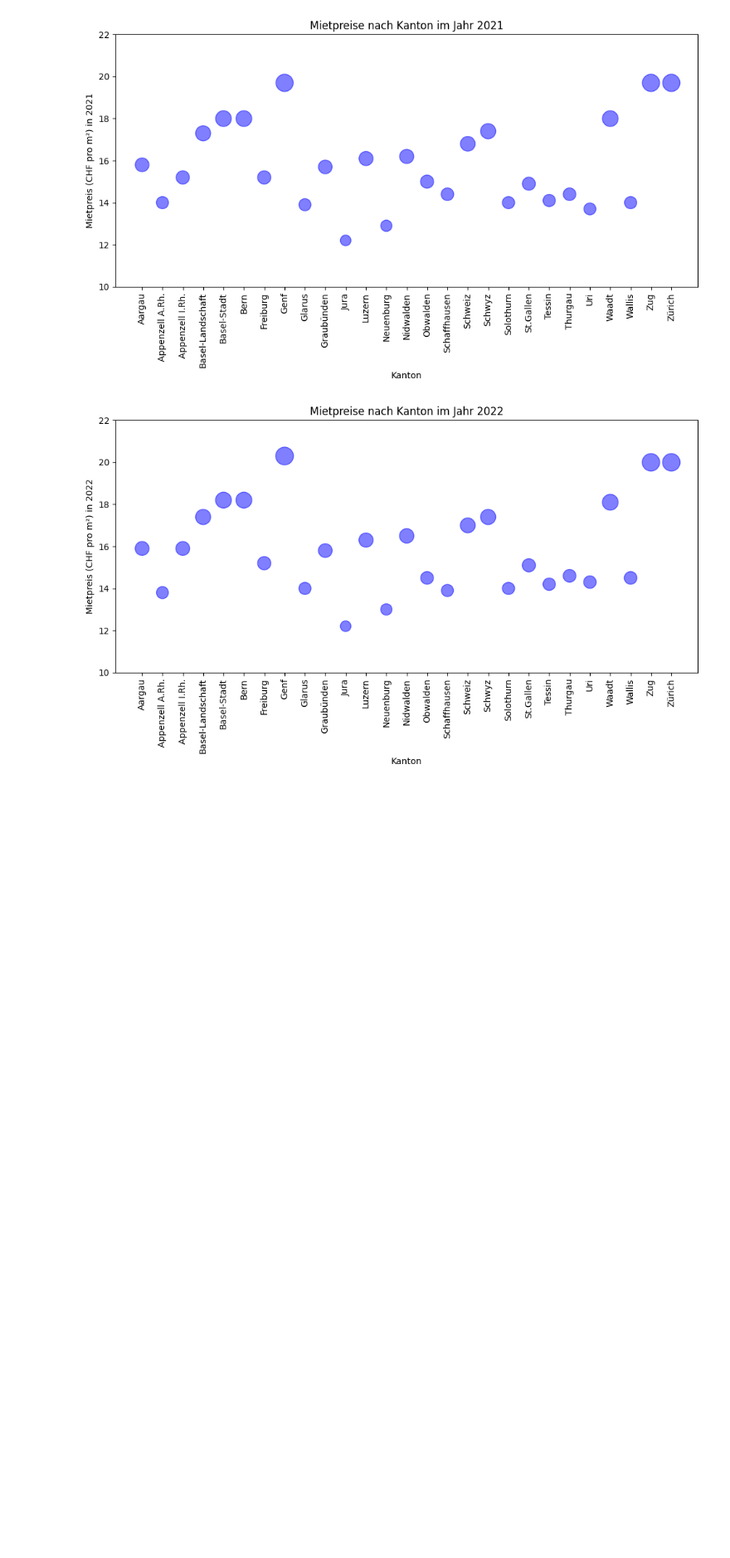
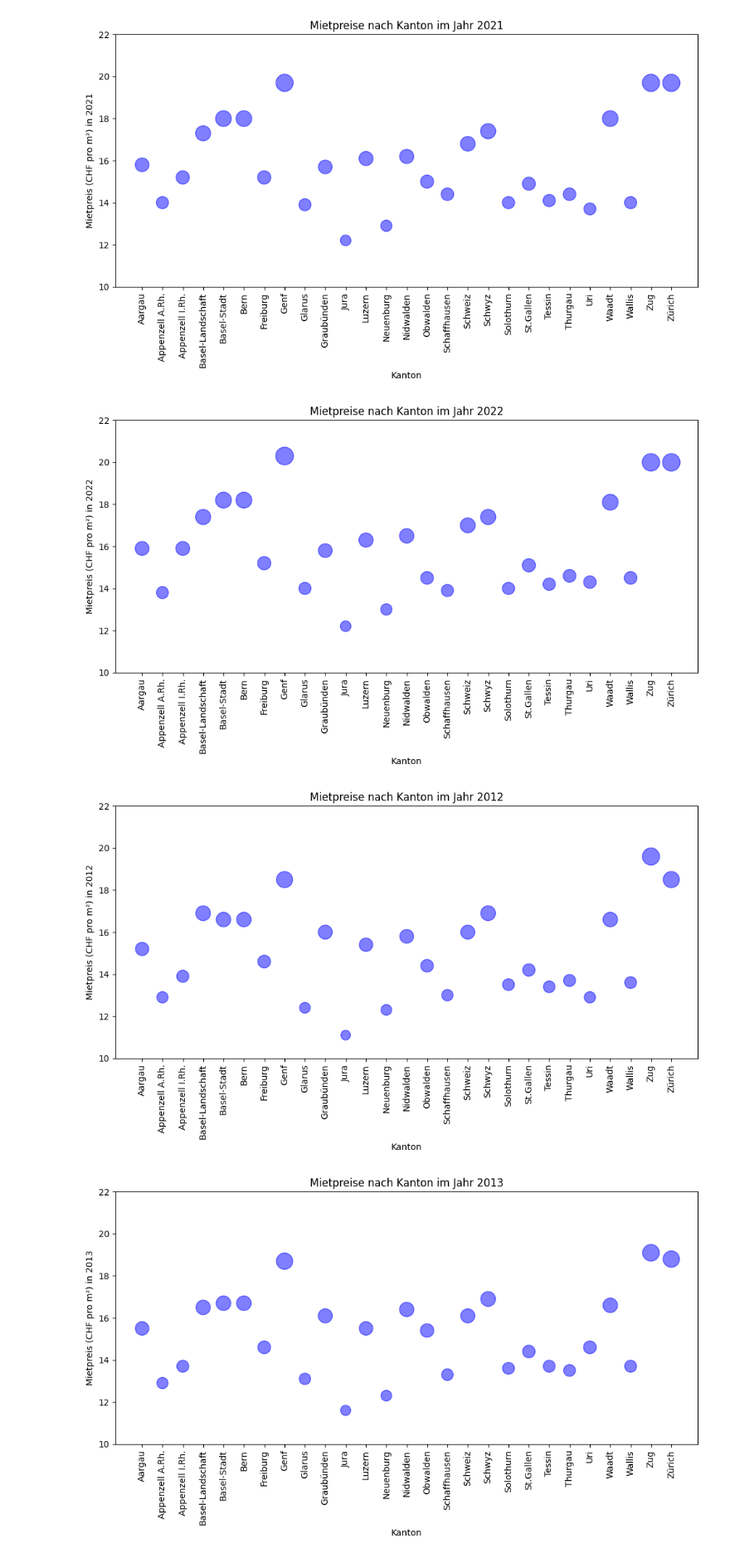
Before and after one commit to GRUPPE-BINA24/Datenspeicher, a Jupyter notebook: 2012_2022_Punktgrössen_in_relation_Raphael_TEST_Semesterarbeit_BINA.ipynb, the cells around one changed output. Shown at 83% size. Cells and saved outputs as stored; diff of their text form; code cells hidden in the pictures; blank space fills up the shorter version.

Commit message:
Farbiger Scatterplot 2215

```diff
--- a/2012_2022_Punktgrössen_in_relation_Raphael_TEST_Semesterarbeit_BINA.ipynb
+++ b/2012_2022_Punktgrössen_in_relation_Raphael_TEST_Semesterarbeit_BINA.ipynb
@@ -58,3 +58,34 @@ for Y in range(2012, 2023):
 [figure]
 [figure]
 [figure]
+# %%
+import matplotlib.pyplot as plt
+import pandas as pd
+
+# Vorannahme: 'df' ist dein DataFrame
+
+for Y in range(2012, 2023):
+    # Korrigiere die Namen der Spalten
+    spaltennamen = df.columns.tolist()
+    korrigierte_spaltennamen = {str(spalte): spalte for spalte in spaltennamen}
+
+    korrigierter_kanton_name = korrigierte_spaltennamen.get('Kanton', 'Kanton')
+    korrigierter_jahr_name = korrigierte_spaltennamen.get(str(Y), next((name for name in korrigierte_spaltennamen if str(Y) in str(name)), None))
+
+    # Berechne die Größen für die Scatterplot-Punkte basierend auf Mietpreis pro m²
+    # Hier setzen wir die Punktgröße gleich dem Mietpreis pro m²
+    punktgroessen = df[korrigierter_jahr_name]  # Dies sollte eine Serie oder Liste von Werten sein, keine einzelne Variable
+
+    # Erstelle den Scatterplot
+    plt.figure(figsize=(10, 6), facecolor='none')  # Hintergrund der Figure transparent machen
+    plt.scatter(df[korrigierter_kanton_name], df[korrigierter_jahr_name], color='blue', s=punktgroessen*punktgroessen, alpha=0.5)  # Verwende die Mietpreise als Punktgrößen und mache die Punkte transparent
+    plt.title(f'Mietpreise nach Kanton im Jahr {Y}')
+    plt.xlabel(korrigierter_kanton_name)
+    plt.ylabel(f'Mietpreis (CHF pro m²) in {korrigierter_jahr_name}')
+    plt.xticks(rotation=90)
+    plt.ylim(10, 22)  # Setze die Grenzen der Y-Achse fest
+    plt.tight_layout()
+    plt.show()
+# %% [output]
+[figure, added]
+[figure, added]
```
Also changed, not shown: parts of 2 cells of this notebook.
